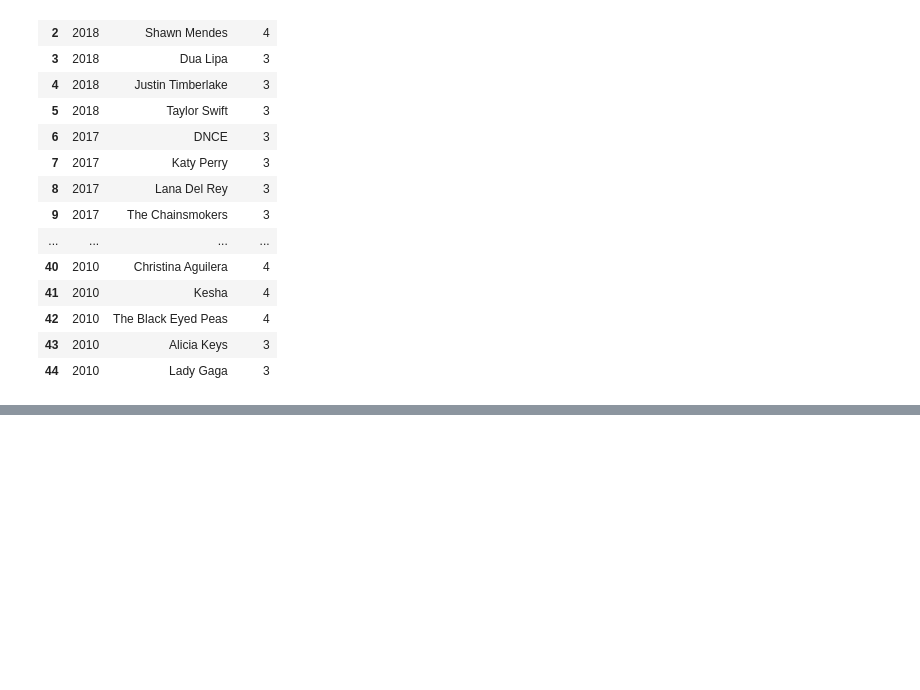
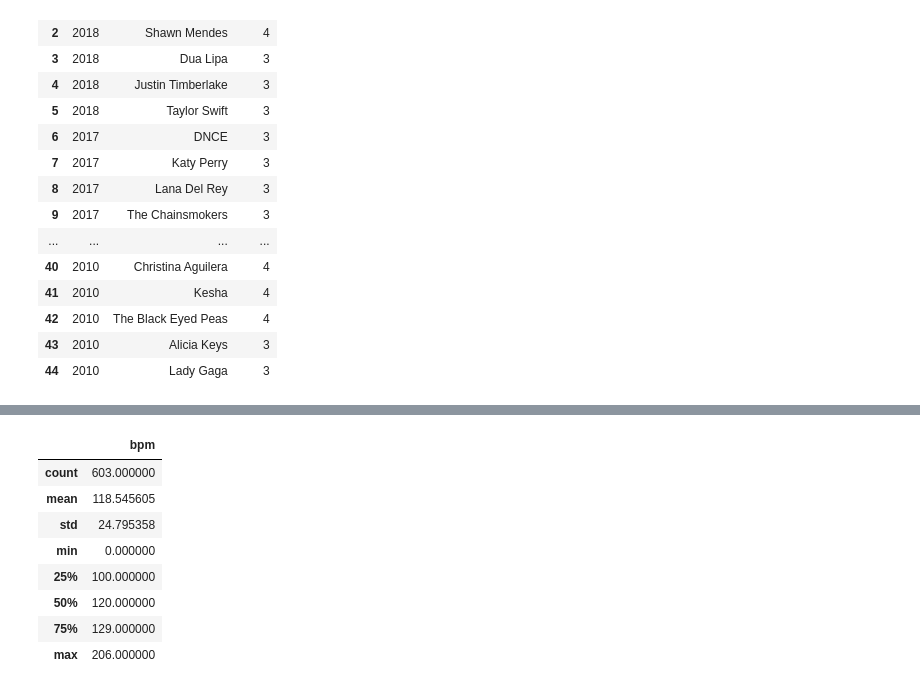
Before and after one commit to Tman2111/butler_groupE_project1, a Jupyter notebook: Team E Project.ipynb, the cells around one changed output, grey strips where cells are left out. Drawn from its saved outputs; the diff is of its cells as text; code cells hidden in the pictures; blank space fills up the shorter version.

Commit message:
calculated stats on beats per minute

```diff
--- a/Team E Project.ipynb
+++ b/Team E Project.ipynb
@@ -250,3 +247,22 @@ top_title_df
+# %%
+# Calculate the statistical analysis for beats per minute
+
+bpm_df = music_data_pd.drop(['artist','Unnamed: 0', 'year', 'title','top genre', 'nrgy', 'dnce', 'dB', 'live', 'val', 'dur',
+                                            'acous', 'spch', 'pop' ], axis=1)
+
+bpm_df
+
+bpm_df.describe()
+# %% [output]
+|  | bpm |
+| count | 603.000000 |
+| mean | 118.545605 |
+| std | 24.795358 |
+| min | 0.000000 |
+| 25% | 100.000000 |
+| 50% | 120.000000 |
+| 75% | 129.000000 |
+| max | 206.000000 |
 # %%
 # Are any songs outliers for beats per minute? Graph box and whisker plot
 # %%
```
Also changed, not shown: parts of 6 cells of this notebook, 1 other file.
